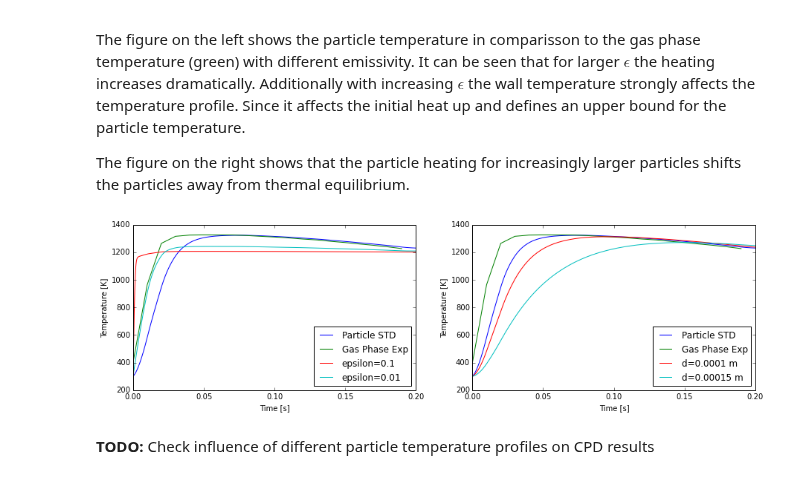
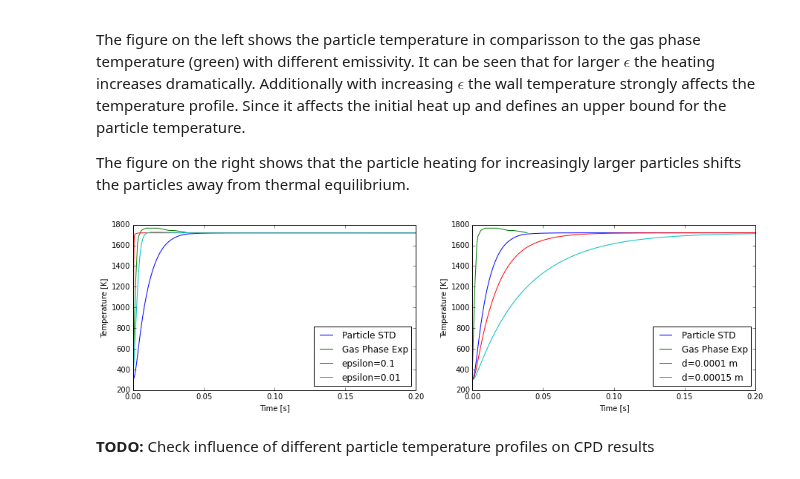
Before and after one commit to ostein/notebooks, a Jupyter notebook: pkp/BlackThunder.ipynb, the cells around one changed output. Drawn from its saved outputs; the diff is of its cells as text; code cells hidden in the pictures.

Commit message:
tau_t analysis, shaddix temperatures

```diff
--- a/pkp/BlackThunder.ipynb
+++ b/pkp/BlackThunder.ipynb
@@ -48,7 +48,7 @@ def plt_bar(a, label_, pattern, offs=0.0):
     plt.legend(loc="upper left")
 # %%
 # Particle Temperature Equation and Explicit Time Integration
-def computeParticleTemperature(props, time, T_start=300, dt=1e-4):
+def computeParticleTemperature(props, time, T_gas, T_start=300, dt=1e-4):
     def updateTg(T_old, T_gas, dt, props):
         return T_old + dTdt(T_gas, T_old, props)*dt
 
@@ -62,14 +62,17 @@ def computeParticleTemperature(props, time, T_start=300, dt=1e-4):
     Temps, Times = [T_start], [0]
     for i in range(2000):
         time_ = dt*(i+1) # current time
-        T = np.interp(time_, time, T_high) # interpolate temperature
+        T = np.interp(time_, time, T_gas) # interpolate temperature
         T_start = updateTg(T_start, T, dt, props) # update temperature
         Temps.append(T_start)
         Times.append(time_)
     return Times, Temps
 
-def compute_and_plot(ax, props, label, exp=True):
-    Times, Temps = computeParticleTemperature(props, time)
+def particle_response_time(props):
+    return (props['Cp']*props['rho']*props['diam']**2)/(12.0*props['lambda'])
+
+def compute_and_plot(ax, time, temp, props, label, exp=True):
+    Times, Temps = computeParticleTemperature(props, time, temp)
     ax.plot(Times, Temps, label=label)
     ax.get_xaxis().get_label().set_text('Time [s]')
     ax.get_yaxis().get_label().set_text('Temperature [K]')
@@ -173,7 +182,7 @@ where subscripts p, g and w denote particle, gas phase and wall properties respe
 props = {'Cp': 1.2,      # Find approx. value [kJ/kgK]
     'lambda': 7.640e-05, # Find value, function of composition [kW/mK]
     'epsilon': 0,        # black body
-    'sigma': 5.6e-8, 'rho': 1300.0, 'T_wall': 1200,
+    'sigma': 5.6e-8, 'rho': 1300.0, 'T_wall': 1720,
     'diam': 75e-6, 'Nu': 2.0}
 # %%
 # Digitized Gasphase Data from [Liu et al. (2011)] Fig 1.
@@ -185,6 +194,11 @@ T_high = [400.0, 964.146341463, 1264.14, 1315.36, 1324.14, 1325.60, 1324.87, 132
 # assuming a constant particle velocitiy of 2.5 m/s
 pos = [0.025 * x for x,_ in enumerate(T_low)]
 time = [0.025/2.5 * x for x,_ in enumerate(T_low)]
+# %%
+# Digitized Gasphase Data from [Shaddix et al. (2009)] Fig 1.
+T_high = [400,  930.64, 1235.48, 1551.61, 1608.06, 1687.09,  1743.54, 1766.12, 1766.12, 1766.12, 1766.12, 1743.54, 1743.54, 1732.25, 1720.96]
+time = [0.0, 1.1382, 1.7886, 2.9268, 3.0894, 3.9024, 5.8536, 8.9430, 10.8943, 14.1463, 17.5610, 25.3658, 29.1056, 34.6341, 38.6991]
+time = [_ / 1000.0 for _ in time]
 # %%
 from copy import deepcopy
 props_orig = deepcopy(props)
@@ -206,20 +220,20 @@ The figure on the right shows that the particle heating for increasingly larger
 # %%
 f, ax = plt.subplots(1,2)
 f.set_figwidth(15)
 props['epsilon'] = 0
-compute_and_plot(ax[0],props, "Particle STD")
+compute_and_plot(ax[0], time, T_high, props, "Particle STD")
 for e in [0.1, 0.01]:
     props['epsilon'] = e
-    compute_and_plot(ax[0],props, "epsilon={}".format(e), exp=False)
+    compute_and_plot(ax[0], time, T_high, props, "epsilon={}".format(e), exp=False)
 
 props['diam'] = 75e-6
 props['epsilon'] = 0
-compute_and_plot(ax[1], props, "Particle STD")
+compute_and_plot(ax[1], time, T_high, props, "Particle STD")
 for d in [100e-6, 150e-6]:
     props['diam'] = d
-    compute_and_plot(ax[1], props, "d={} m".format(d), exp=False)
+    compute_and_plot(ax[1], time, T_high, props, "d={} m".format(d), exp=False)
 # %% [output]
-[figure, old version]
+[figure, new version]
 # %% [markdown]
 **TODO:** Check influence of different particle temperature profiles on CPD results
 # %%
```
Also changed, not shown: parts of 24 cells of this notebook.
